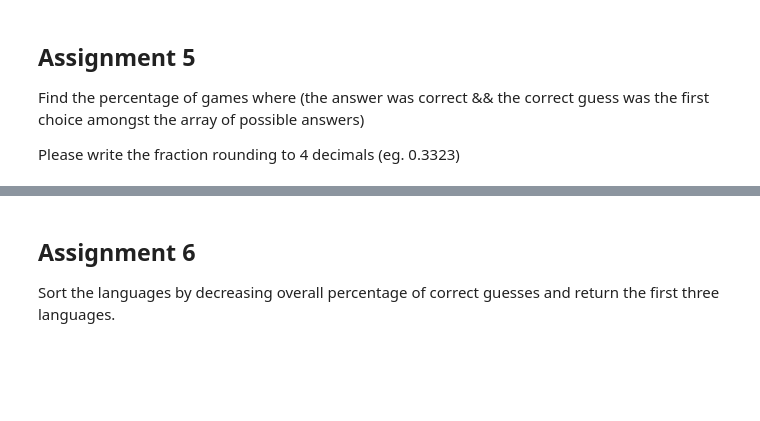
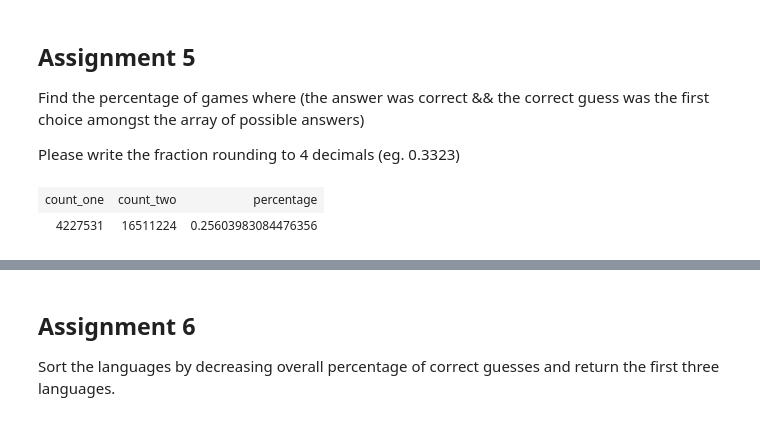
Before and after one commit to rainintime7/BIG_DATA, a Jupyter notebook: exercise09/Exercise09_DF_SparkSQL_Moodle.ipynb, the cells around one changed output, grey strips where cells are left out. Saved outputs shown, nothing was run; the diff lists cells and outputs as text; code cells hidden in the pictures; blank space fills up the shorter version.

```diff
--- a/exercise09/Exercise09_DF_SparkSQL_Moodle.ipynb
+++ b/exercise09/Exercise09_DF_SparkSQL_Moodle.ipynb
@@ -242,2 +415,18 @@ start_exercise()
+# %%
+%%sparksql
+
+select count_one, count_two, count_one/count_two as percentage
+FROM (
+    SELECT count(*) AS count_one
+    FROM dataset
+    WHERE target = guess and target = choices[0]
+),
+(
+    SELECT count(*) AS count_two
+    FROM dataset
+)
+# %% [output]
+| count_one | count_two | percentage |
+| 4227531 | 16511224 | 0.25603983084476356 |
 # %%
 finish_exercise()
```
Also changed, not shown: parts of 40 cells of this notebook.
